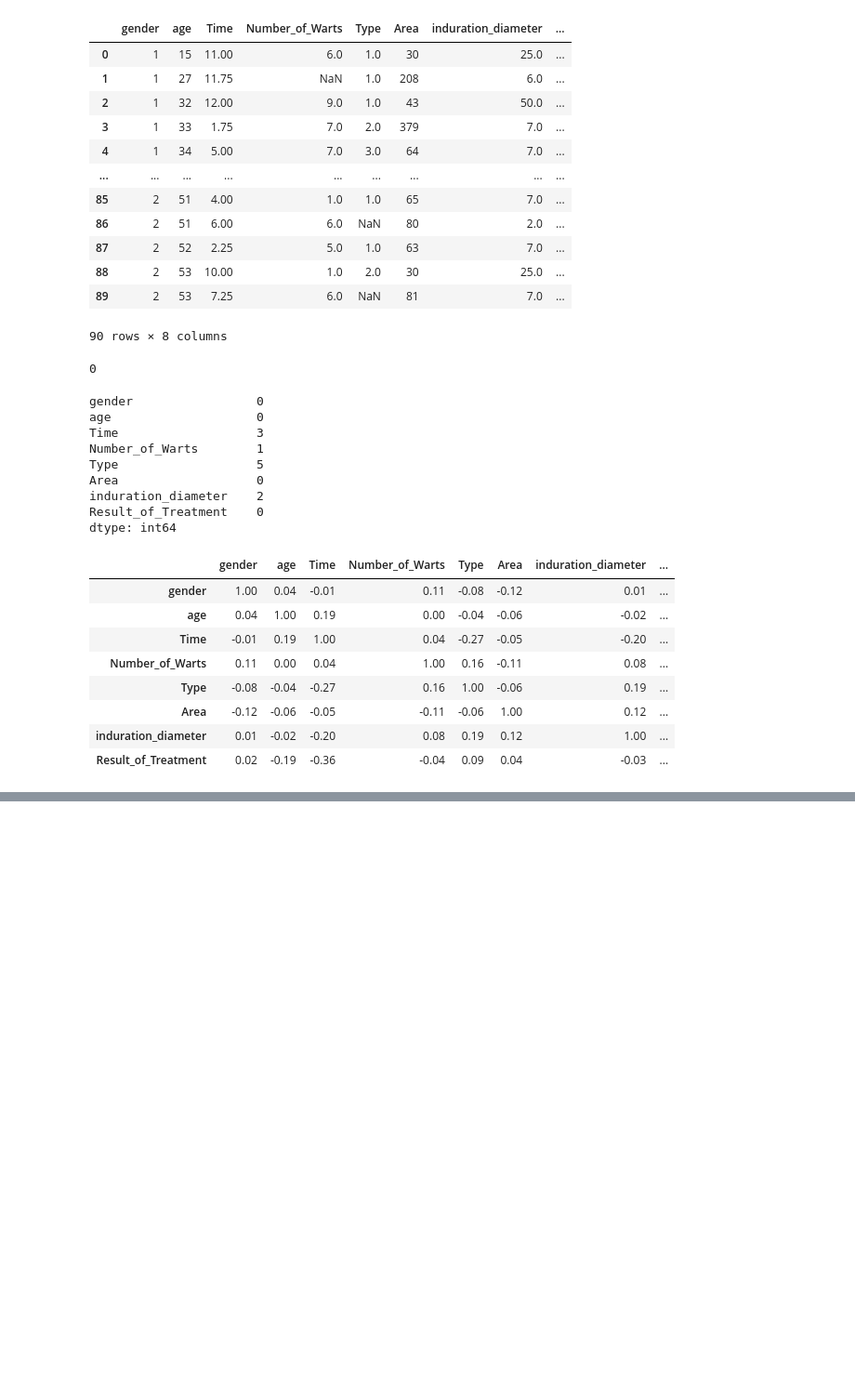
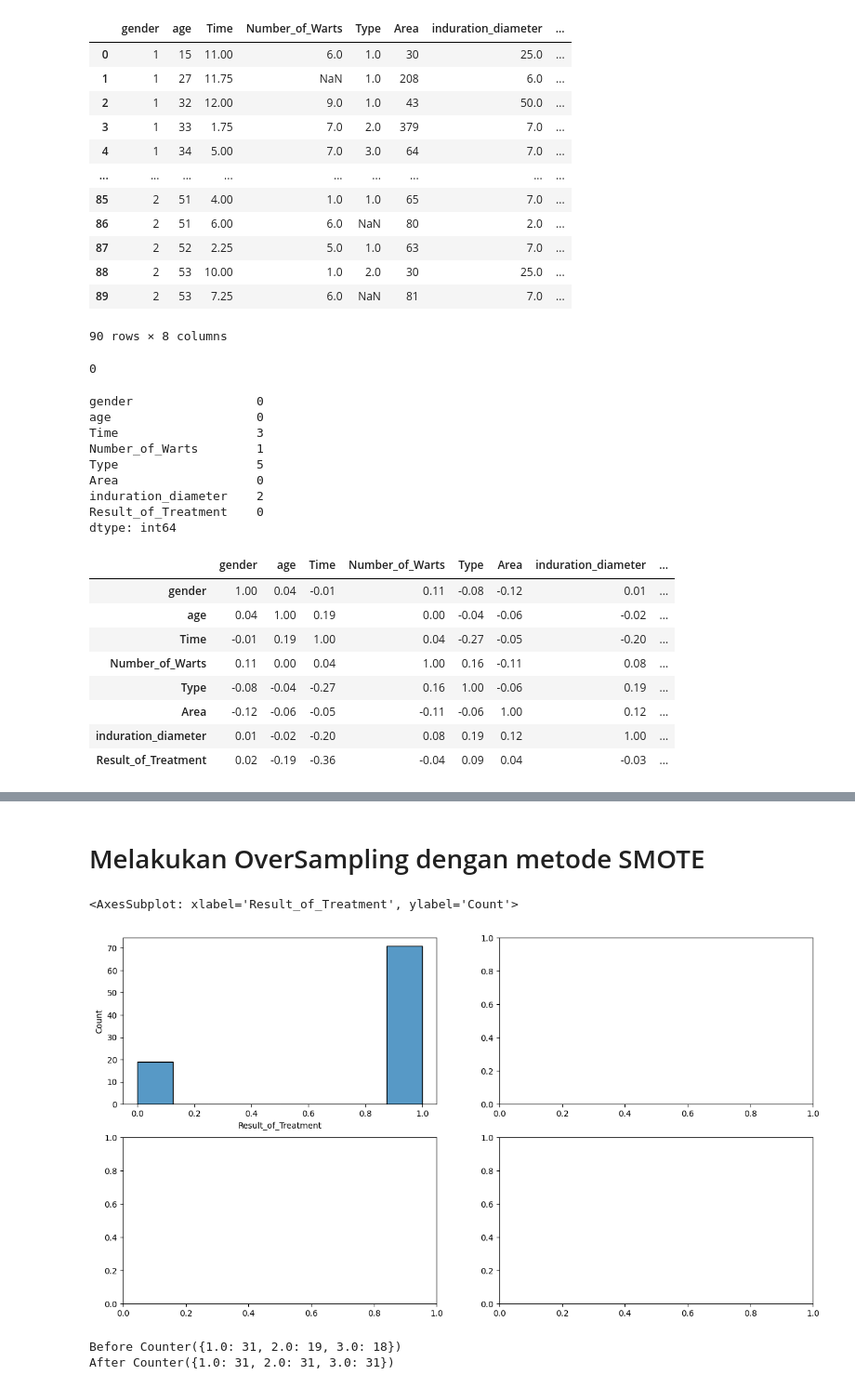
Before and after one commit to biljef727/ALP_DataMining, a Jupyter notebook: BillyJefferson_ALP_0706022010003.ipynb, the cells around one changed output, grey strips where cells are left out. Shown at 93% size. Cells and saved outputs as stored; diff of their text form; code cells hidden in the pictures; blank space fills up the shorter version.

```diff
--- a/BillyJefferson_ALP_0706022010003.ipynb
+++ b/BillyJefferson_ALP_0706022010003.ipynb
@@ -102,0 +178,3 @@ LinearRegression()
+# %%
+df['induration_diameter'] = df['induration_diameter'].fillna(df['induration_diameter'].mean())
+df
@@ -102,0 +215,22 @@ LinearRegression()
+# %%
+df_nn = df.dropna(axis=0,subset=['Type','induration_diameter'])
+df_nn = df_nn.loc[:, ['Type','induration_diameter']]
+no_type = df["Type"].isnull()
+indu_type = pd.DataFrame(df['induration_diameter'][no_type])
+# %%
+X = df_nn[['induration_diameter']]
+y = df_nn['Type']
+
+from sklearn.model_selection import train_test_split
+
+X_train, X_test, y_train, y_test = train_test_split(X,y, test_size=0.2,random_state=101)
+
+from sklearn.linear_model import LinearRegression
+
+y_train.shape
+lm = LinearRegression()
+lm.fit(X_train,y_train)
+
+time_pred = lm.predict(indu_type)
+n = np.round(time_pred,0)
+n
@@ -104,0 +248,3 @@ LinearRegression()
+# %%
+misvalue = df['Type'].isna()
+df.loc[misvalue,'Type'] = n
@@ -104,0 +260,21 @@ LinearRegression()
+# %% [markdown]
+# Melakukan OverSampling dengan metode SMOTE
+# %%
+fig,axes = plt.subplots(2,2,figsize=(15,8))
+sns.histplot(data=df,x='Result_of_Treatment',ax=axes[0,0])
+# %% [output]
+<AxesSubplot: xlabel='Result_of_Treatment', ylabel='Count'>
+[figure, added]
+# %%
+
+from imblearn.over_sampling import SMOTE
+counter = Counter(y_train)
+print('Before',counter)
+smt = SMOTE()
+X_train_sm, y_train_sm = smt.fit_resample(X_train,y_train)
+
+counter = Counter(y_train_sm)
+print('After',counter)
+# %% [output]
+Before Counter({1.0: 31, 2.0: 19, 3.0: 18})
+After Counter({1.0: 31, 2.0: 31, 3.0: 31})
```
Also changed, not shown: parts of 28 cells of this notebook.
